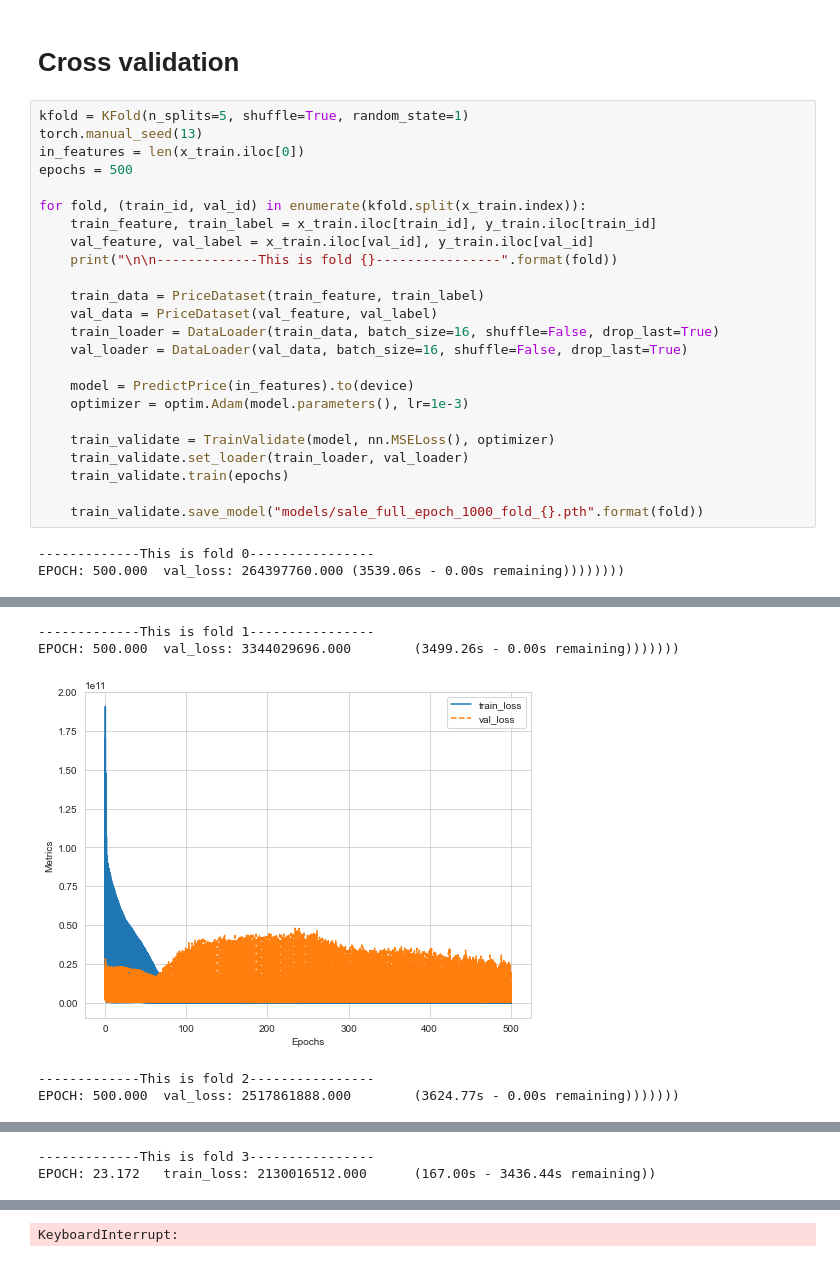
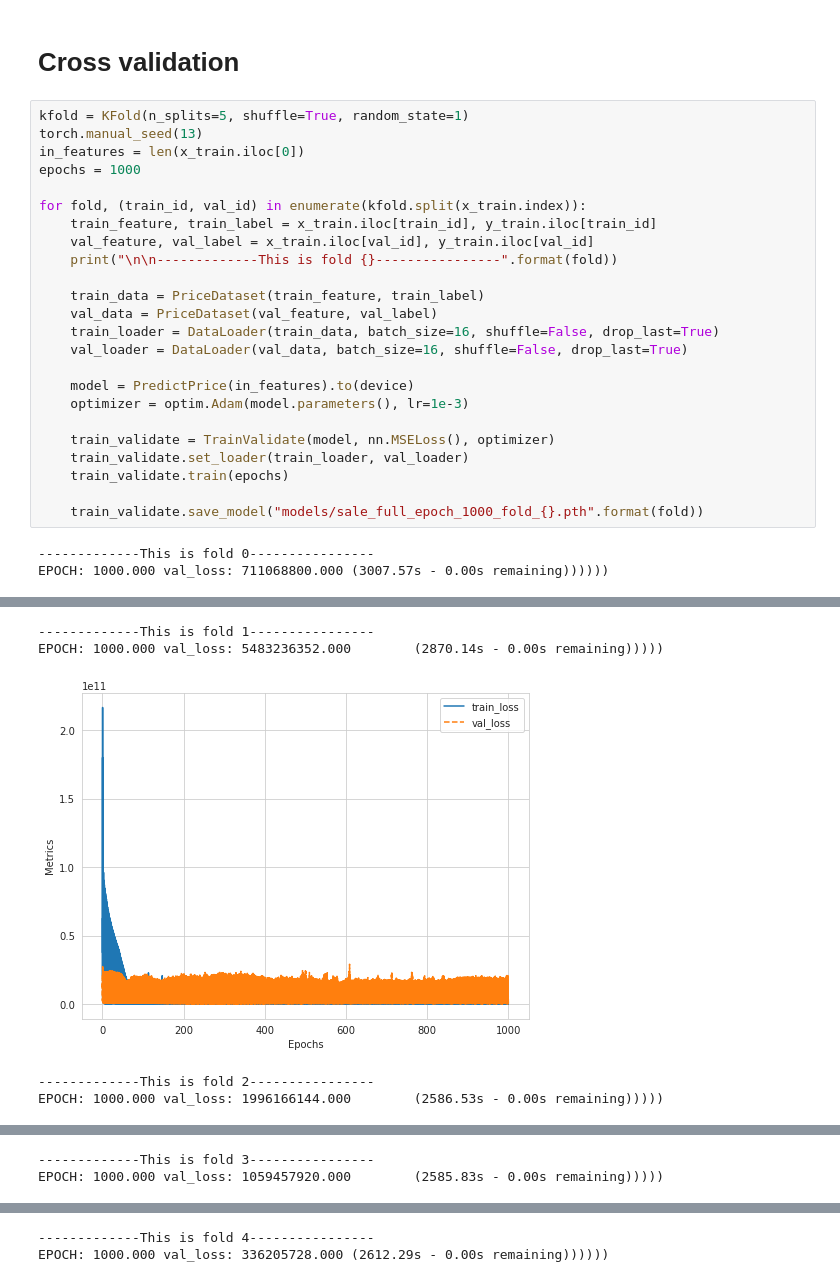
Before and after one commit to luowx0905/Individual-Project, a Jupyter notebook: sell property/build_model/build_basic_model_price.ipynb, the cells around one changed output, grey strips where cells are left out. Cells and saved outputs as stored; diff of their text form.

Commit message:
Train the basic model with full dataset

```diff
--- a/sell property/build_model/build_basic_model_price.ipynb
+++ b/sell property/build_model/build_basic_model_price.ipynb
@@ -116,7 +116,7 @@ x_train, x_test, y_train, y_test = train_test_split(features, labels, random_sta
 kfold = KFold(n_splits=5, shuffle=True, random_state=1)
 torch.manual_seed(13)
 in_features = len(x_train.iloc[0])
-epochs = 500
+epochs = 1000
 
 for fold, (train_id, val_id) in enumerate(kfold.split(x_train.index)):
     train_feature, train_label = x_train.iloc[train_id], y_train.iloc[train_id]
@@ -138,4 +138,4 @@ for fold, (train_id, val_id) in enumerate(kfold.split(x_train.index)):
     train_validate.save_model("models/sale_full_epoch_1000_fold_{}.pth".format(fold))
 # %% [output]
 -------------This is fold 0----------------
-EPOCH: 500.000  val_loss: 264397760.000 (3539.06s - 0.00s remaining))))))))
+EPOCH: 1000.000 val_loss: 711068800.000 (3007.57s - 0.00s remaining))))))
@@ -143,5 +143,5 @@ EPOCH: 500.000  val_loss: 264397760.000 (3539.06s - 0.00s remaining))))))))
 -------------This is fold 1----------------
-EPOCH: 500.000  val_loss: 3344029696.000        (3499.26s - 0.00s remaining)))))))
+EPOCH: 1000.000 val_loss: 5483236352.000        (2870.14s - 0.00s remaining)))))
-[figure, old version]
+[figure, new version]
 -------------This is fold 2----------------
-EPOCH: 500.000  val_loss: 2517861888.000        (3624.77s - 0.00s remaining)))))))
+EPOCH: 1000.000 val_loss: 1996166144.000        (2586.53s - 0.00s remaining)))))
@@ -149,2 +149,2 @@ EPOCH: 500.000  val_loss: 2517861888.000        (3624.77s - 0.00s remaining)))))
 -------------This is fold 3----------------
-EPOCH: 23.172   train_loss: 2130016512.000      (167.00s - 3436.44s remaining))
+EPOCH: 1000.000 val_loss: 1059457920.000        (2585.83s - 0.00s remaining)))))
@@ -151 +152,2 @@ EPOCH: 23.172   train_loss: 2130016512.000      (167.00s - 3436.44s remaining))
-KeyboardInterrupt:
+-------------This is fold 4----------------
+EPOCH: 1000.000 val_loss: 336205728.000 (2612.29s - 0.00s remaining))))))
```
Also changed, not shown: parts of 2 cells of this notebook, 5 other files.
